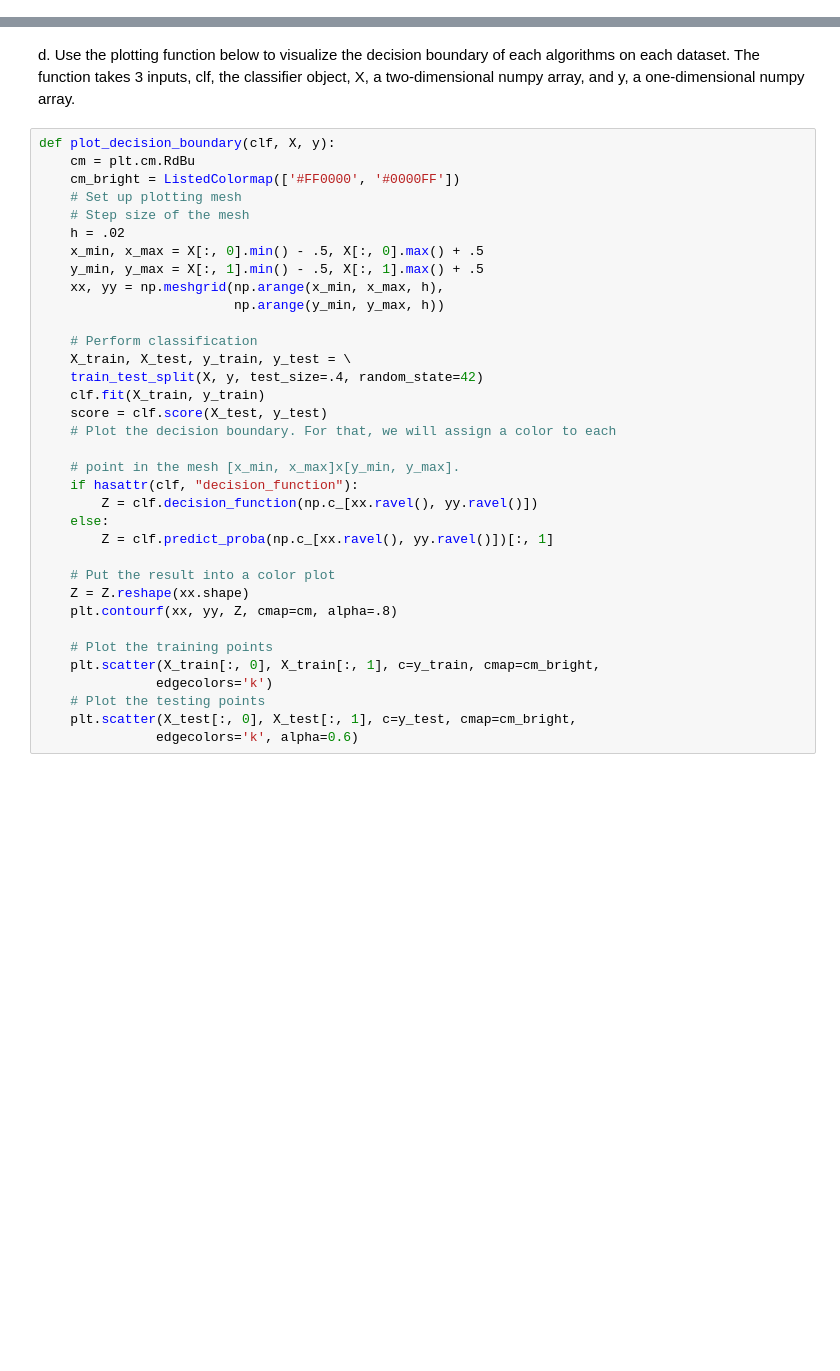
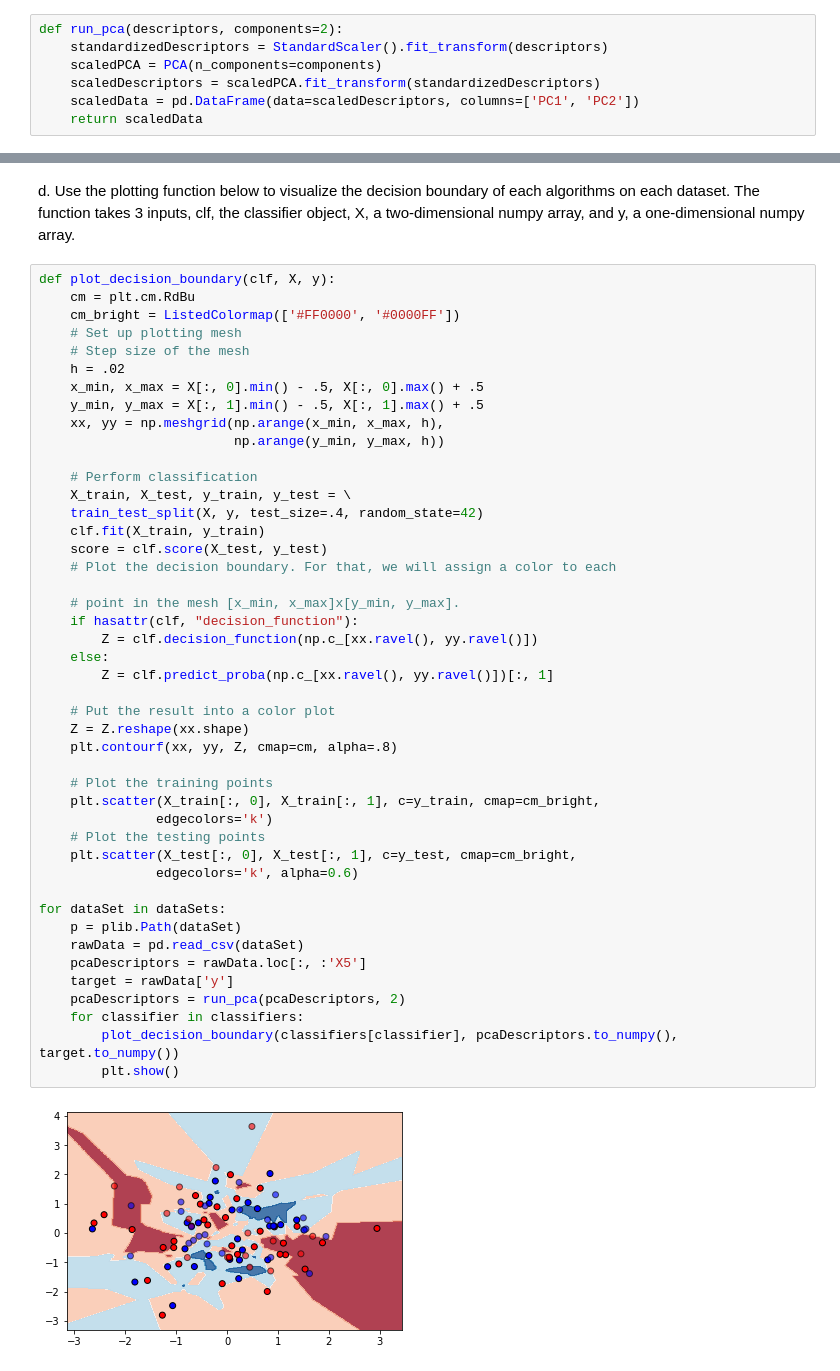
Before and after one commit to propagating/graduate-work, a Jupyter notebook: cs-530-data-mining/HW9/notebooks/HW9.ipynb, the cells around one changed output, grey strips where cells are left out. Drawn from its saved outputs; the diff is of its cells as text; blank space fills up the shorter version.

```diff
--- a/cs-530-data-mining/HW9/notebooks/HW9.ipynb
+++ b/cs-530-data-mining/HW9/notebooks/HW9.ipynb
@@ -43,2 +117,9 @@ a. Perform PCA on the three datasets ('dataset1.csv', 'dataset2.csv', 'dataset3.
+# %%
+def run_pca(descriptors, components=2):
+    standardizedDescriptors = StandardScaler().fit_transform(descriptors)
+    scaledPCA = PCA(n_components=components)
+    scaledDescriptors = scaledPCA.fit_transform(standardizedDescriptors)
+    scaledData = pd.DataFrame(data=scaledDescriptors, columns=['PC1', 'PC2'])
+    return scaledData
 # %% [markdown]
 b. Train the classifiers defined in 1a to classify on the PCA transformed data from 2a. Perform train-test-split and compute the AUC on the test sets.
@@ -58,30 +195,42 @@ def plot_decision_boundary(clf, X, y):
     # Step size of the mesh
     h = .02
     x_min, x_max = X[:, 0].min() - .5, X[:, 0].max() + .5
     y_min, y_max = X[:, 1].min() - .5, X[:, 1].max() + .5
     xx, yy = np.meshgrid(np.arange(x_min, x_max, h),
                          np.arange(y_min, y_max, h))
 
     # Perform classification
     X_train, X_test, y_train, y_test = \
     train_test_split(X, y, test_size=.4, random_state=42)
     clf.fit(X_train, y_train)
     score = clf.score(X_test, y_test)
     # Plot the decision boundary. For that, we will assign a color to each
 
     # point in the mesh [x_min, x_max]x[y_min, y_max].
     if hasattr(clf, "decision_function"):
         Z = clf.decision_function(np.c_[xx.ravel(), yy.ravel()])
     else:
         Z = clf.predict_proba(np.c_[xx.ravel(), yy.ravel()])[:, 1]
 
     # Put the result into a color plot
     Z = Z.reshape(xx.shape)
     plt.contourf(xx, yy, Z, cmap=cm, alpha=.8)
 
     # Plot the training points
     plt.scatter(X_train[:, 0], X_train[:, 1], c=y_train, cmap=cm_bright,
                edgecolors='k')
     # Plot the testing points
     plt.scatter(X_test[:, 0], X_test[:, 1], c=y_test, cmap=cm_bright,
                edgecolors='k', alpha=0.6)
+
+for dataSet in dataSets:
+    p = plib.Path(dataSet)
+    rawData = pd.read_csv(dataSet)
+    pcaDescriptors = rawData.loc[:, :'X5']
+    target = rawData['y']
+    pcaDescriptors = run_pca(pcaDescriptors, 2)
+    for classifier in classifiers:
+        plot_decision_boundary(classifiers[classifier], pcaDescriptors.to_numpy(), target.to_numpy())
+        plt.show()
+# %% [output]
+[figure, added]
```
Also changed, not shown: parts of 12 cells of this notebook, 7 other files.
